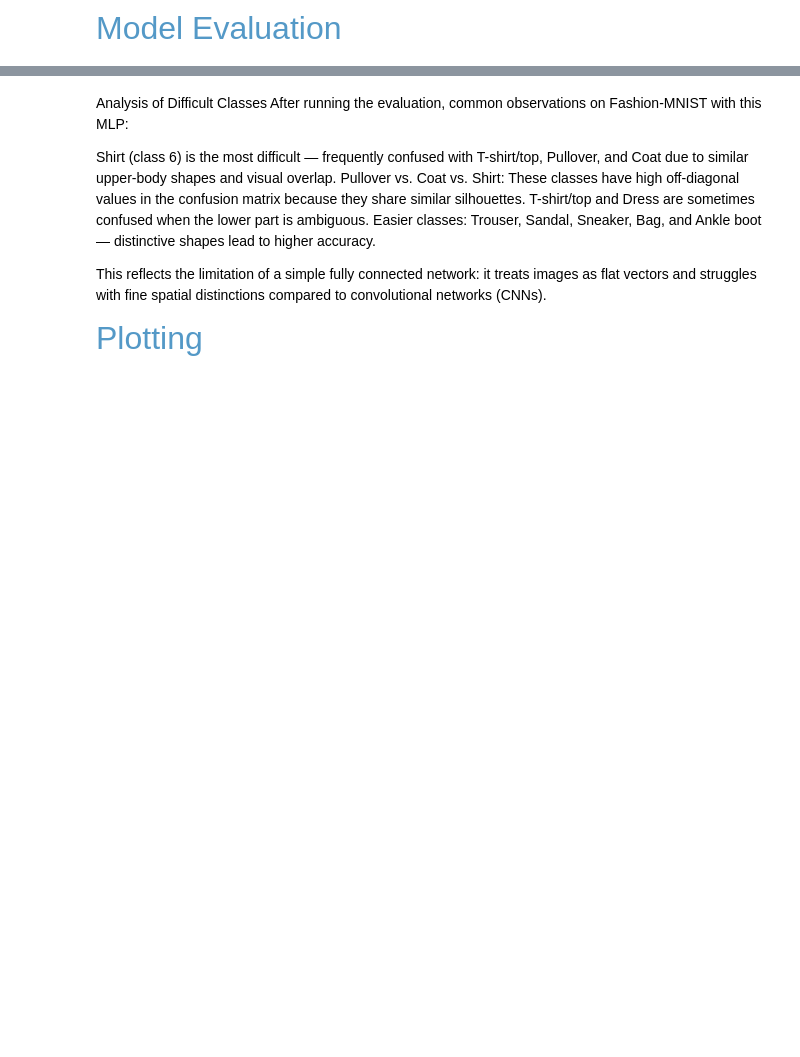
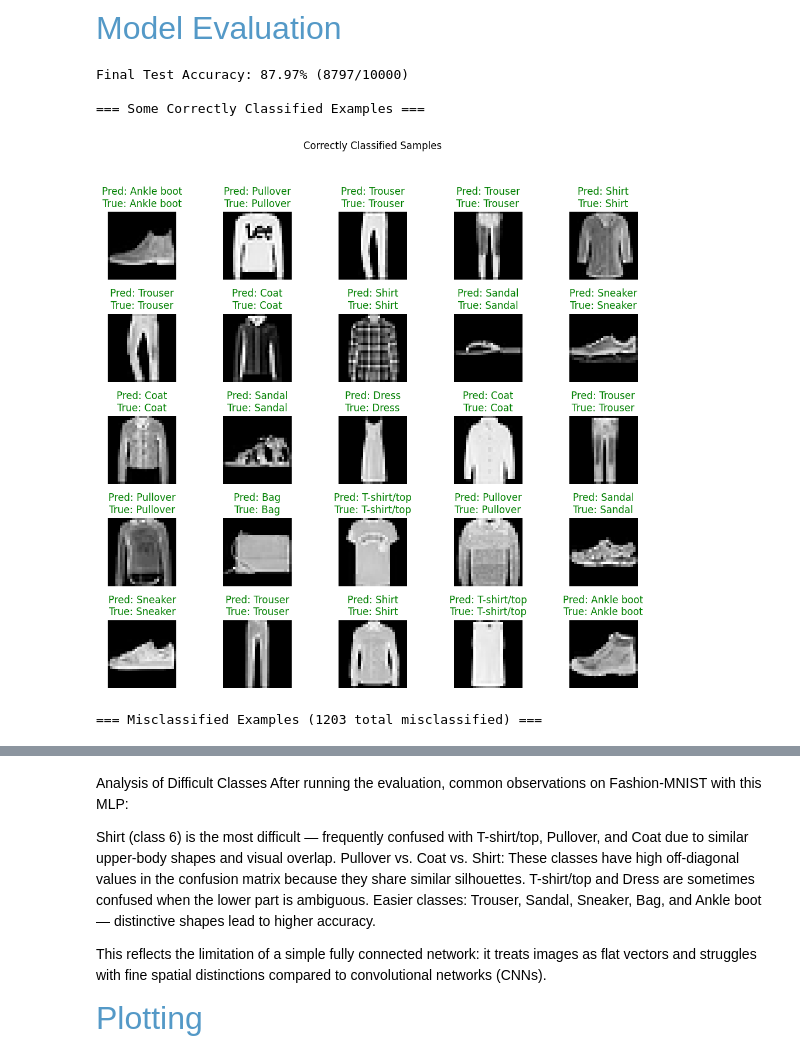
Before and after one commit to nava128/proyecto-openCV-nava2026, a Jupyter notebook: CA4/main.ipynb, the cells around one changed output, grey strips where cells are left out. Cells and saved outputs as stored; diff of their text form; code cells hidden in the pictures; blank space fills up the shorter version.

```diff
--- a/CA4/main.ipynb
+++ b/CA4/main.ipynb
@@ -184,7 +238,6 @@ all_labels = []
 misclassified_images = []
 misclassified_preds = []
 misclassified_true = []
-test_accuracies = []
 
 class_names = ['T-shirt/top', 'Trouser', 'Pullover', 'Dress', 'Coat',
                'Sandal', 'Shirt', 'Sneaker', 'Bag', 'Ankle boot']
@@ -240,30 +293,38 @@ plt.figure(figsize=(10, 10))
 for i in range(25):
     plt.subplot(5, 5, i + 1)
     plt.imshow(correct_images[i].squeeze(), cmap='gray')
     plt.title(f'Pred: {class_names[correct_preds[i]]}\nTrue: {class_names[correct_true[i]]}', color='green')
     plt.axis('off')
 plt.suptitle('Correctly Classified Samples')
+plt.tight_layout(rect=[0, 0.03, 1, 0.95])  # Adjusted for no overlap
 plt.show()
 
 if misclassified_images:
     misclassified_images = torch.cat(misclassified_images).cpu()
     misclassified_preds = torch.cat(misclassified_preds).cpu().numpy()
     misclassified_true = torch.cat(misclassified_true).cpu().numpy()
 
     print(f"\n=== Misclassified Examples ({len(misclassified_images)} total misclassified) ===")
     plt.figure(figsize=(10, 10))
     for i in range(min(25, len(misclassified_images))):
         plt.subplot(5, 5, i + 1)
         plt.imshow(misclassified_images[i].squeeze(), cmap='gray')
         plt.title(f'Pred: {class_names[misclassified_preds[i]]}\nTrue: {class_names[misclassified_true[i]]}', color='red')
         plt.axis('off')
     plt.suptitle('Misclassified Samples')
+    plt.tight_layout(rect=[0, 0.03, 1, 0.95])
     plt.show()
 
     cm = confusion_matrix(all_labels, all_preds)
     plt.figure(figsize=(10, 8))
     sns.heatmap(cm, annot=True, fmt='d', cmap='Blues', xticklabels=class_names, yticklabels=class_names)
     plt.xlabel('Predicted')
     plt.ylabel('True')
     plt.title('Confusion Matrix')
     plt.show()
+# %% [output]
+Final Test Accuracy: 87.97% (8797/10000)
+
+=== Some Correctly Classified Examples ===
+[figure, added]
+=== Misclassified Examples (1203 total misclassified) ===
```
Also changed, not shown: parts of 10 cells of this notebook.
